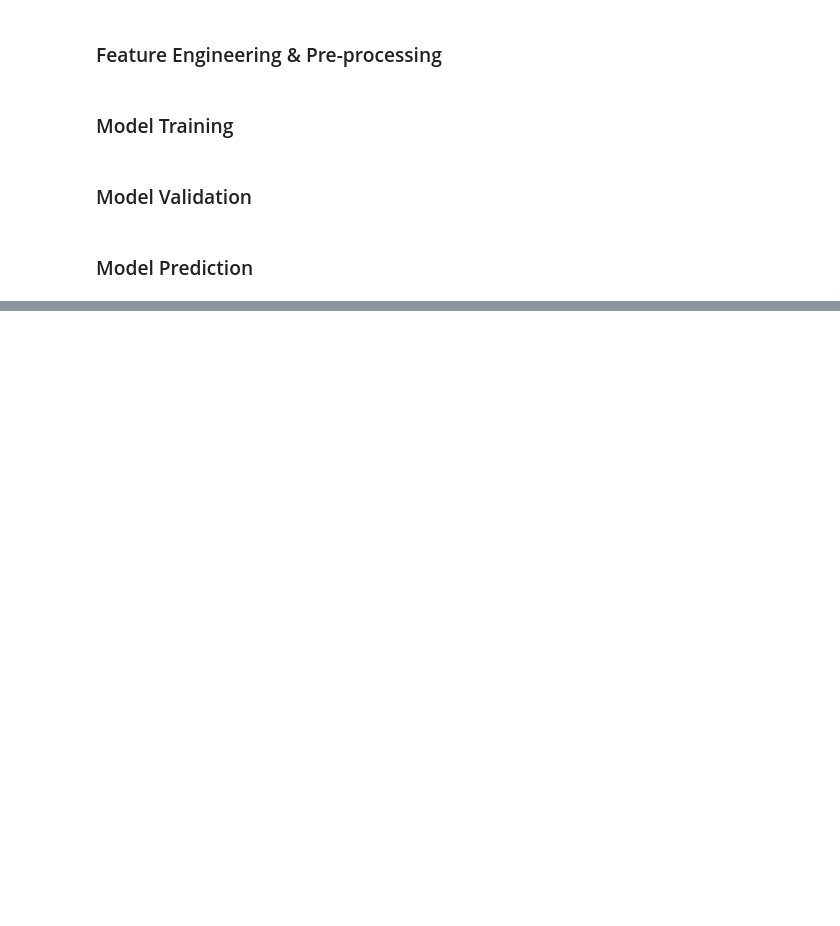
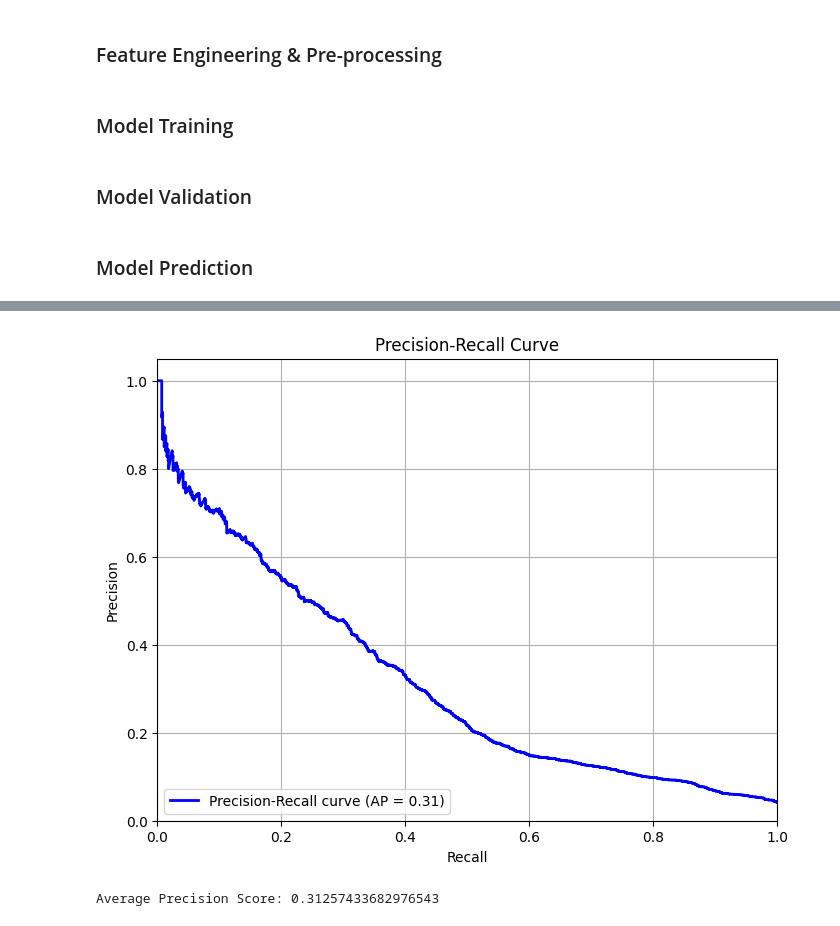
Before and after one commit to okk15y/DSA4262, a Jupyter notebook: project.ipynb, the cells around one changed output, grey strips where cells are left out. Saved outputs shown, nothing was run; the diff lists cells and outputs as text; code cells hidden in the pictures; blank space fills up the shorter version.

```diff
--- a/project.ipynb
+++ b/project.ipynb
@@ -294,0 +386,29 @@ Name: sequence, Length: 11027106, dtype: object
+# %%
+import numpy as np
+import matplotlib.pyplot as plt
+from sklearn.metrics import precision_recall_curve, average_precision_score
+
+# Make predictions on the test set
+predicted_probabilities = model.predict(X_test).flatten()  # Flatten to 1D array
+
+# Calculate precision, recall, and thresholds
+precision, recall, thresholds = precision_recall_curve(y_test, predicted_probabilities)
+
+# Calculate average precision score
+average_precision = average_precision_score(y_test, predicted_probabilities)
+
+# Plot Precision-Recall curve
+plt.figure(figsize=(8, 6))
+plt.plot(recall, precision, color='blue', lw=2, label='Precision-Recall curve (AP = {:.2f})'.format(average_precision))
+plt.xlabel('Recall')
+plt.ylabel('Precision')
+plt.title('Precision-Recall Curve')
+plt.xlim([0.0, 1.0])
+plt.ylim([0.0, 1.05])
+plt.grid()
+plt.legend(loc='lower left')
+plt.show()
+
+# Print average precision score
+print("Average Precision Score:", average_precision)
+# %% [output]
@@ -294,0 +416,2 @@ Name: sequence, Length: 11027106, dtype: object
+[figure, added]
+Average Precision Score: 0.31257433682976543
```
Also changed, not shown: parts of 8 cells of this notebook.
